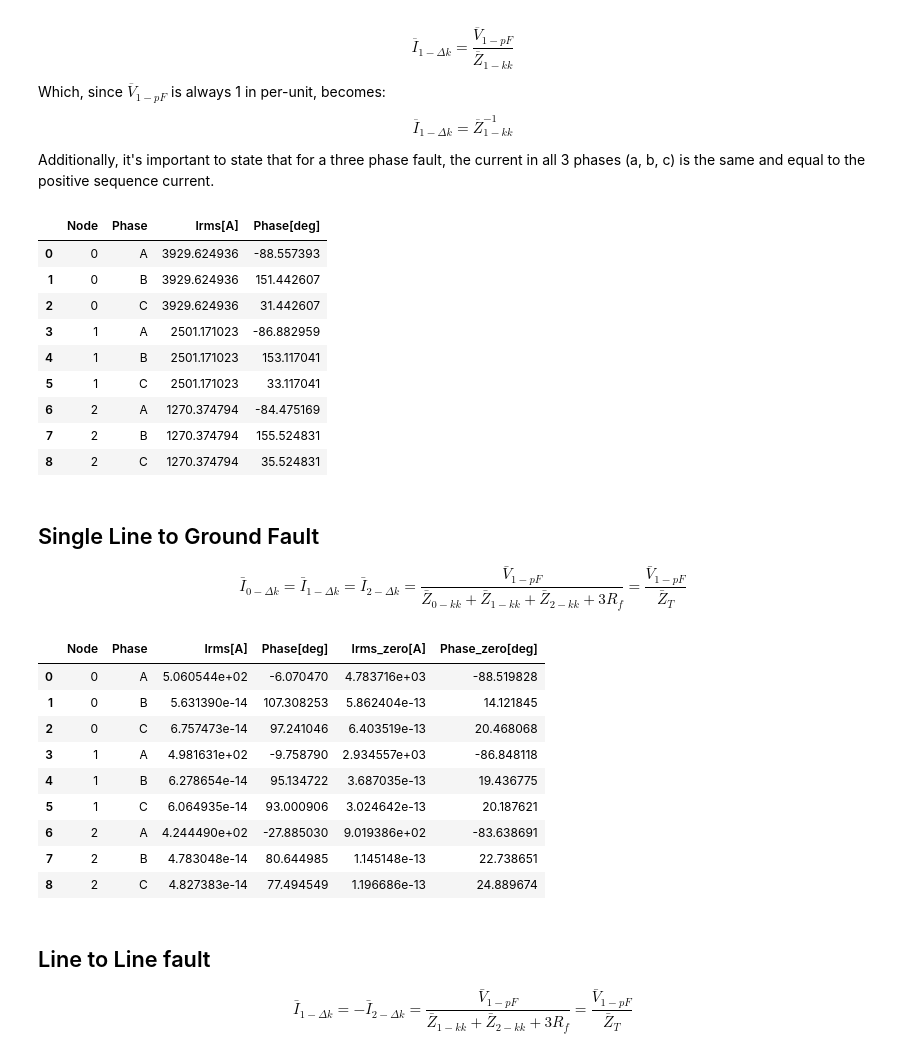
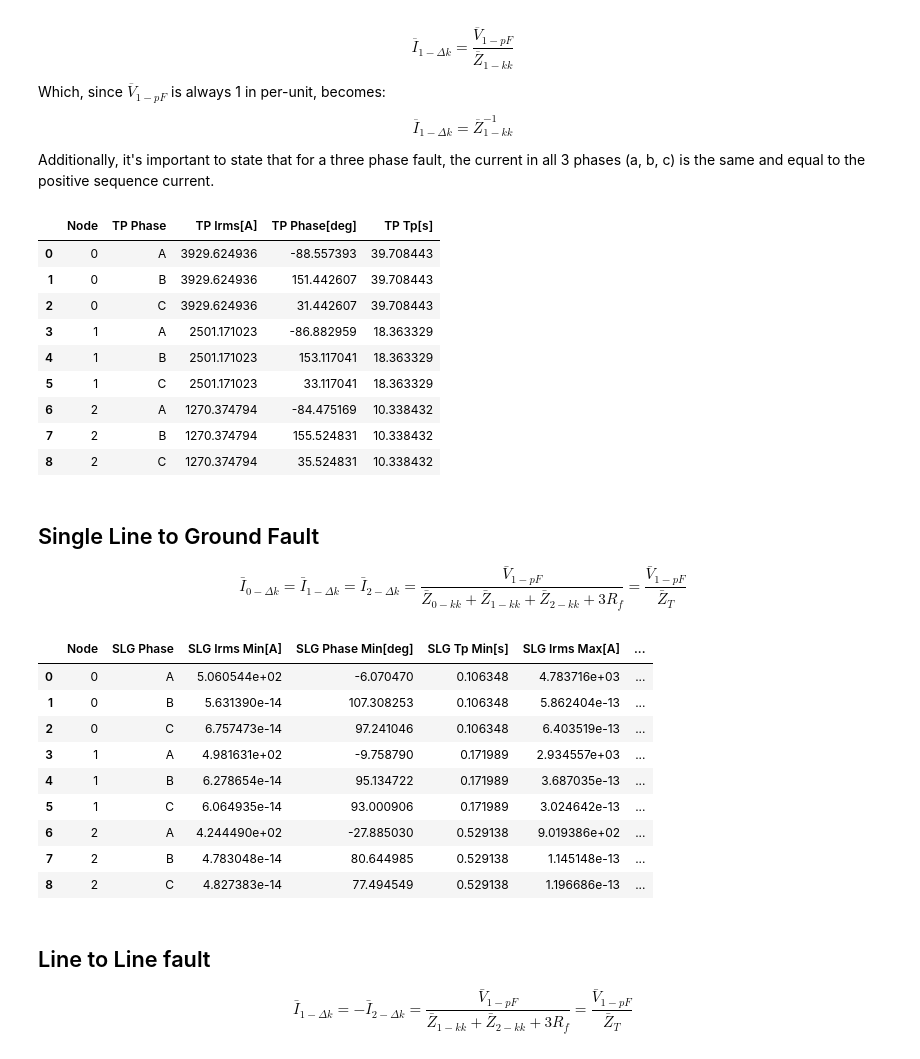
Before and after one commit to e4m8ch/IST_PSE, a Jupyter notebook: main.ipynb, the cells around one changed output. Drawn from its saved outputs; the diff is of its cells as text; code cells hidden in the pictures.

Commit message:
Final Table 1

```diff
--- a/main.ipynb
+++ b/main.ipynb
@@ -265,6 +265,7 @@ Additionally, it's important to state that for a three phase fault, the current
 Zkk_TP = np.diag(Z1)              # self-impedances
 If_pu_TP = 1 / Zkk_TP              # fault currents in pu
 
+Tp_TP = np.where(Zkk_TP.real != 0, Zkk_TP.imag / Zkk_TP.real, np.nan)
 
 I_base = dfs["Nodes"]["Base Current [pu]"].values
 
@@ -276,7 +277,6 @@ I_abc_pu = (A @ I_seq) / 3
 # Convert to Amperes
 I_abc_A = I_abc_pu * I_base
 
-
 # Compute RMS and phase angle
 I_abc_rms = np.abs(I_abc_A) / np.sqrt(2)
 
@@ -286,81 +286,90 @@ I_abc_angle = np.angle(I_abc_A, deg=True)
 n_nodes = I_abc_A.shape[1]
 df_TP = pd.DataFrame({
     "Node": np.repeat(np.arange(n_nodes), 3),
-    "Phase": np.tile(["A", "B", "C"], n_nodes),
-    "Irms[A]": I_abc_rms.T.flatten(),
-    "Phase[deg]": I_abc_angle.T.flatten(),
+    "TP Phase": np.tile(["A", "B", "C"], n_nodes),
+    "TP Irms[A]": I_abc_rms.T.flatten(),
+    "TP Phase[deg]": I_abc_angle.T.flatten(),
+    "TP Tp[s]": np.repeat(Tp_TP, 3)
 })
 
 df_TP.head(9)
 # %% [output]
-|  | Node | Phase | Irms[A] | Phase[deg] |
-| 0 | 0 | A | 3929.624936 | -88.557393 |
-| 1 | 0 | B | 3929.624936 | 151.442607 |
-| 2 | 0 | C | 3929.624936 | 31.442607 |
-| 3 | 1 | A | 2501.171023 | -86.882959 |
-| 4 | 1 | B | 2501.171023 | 153.117041 |
-| 5 | 1 | C | 2501.171023 | 33.117041 |
-| 6 | 2 | A | 1270.374794 | -84.475169 |
-| 7 | 2 | B | 1270.374794 | 155.524831 |
-| 8 | 2 | C | 1270.374794 | 35.524831 |
+|  | Node | TP Phase | TP Irms[A] | TP Phase[deg] | TP Tp[s] |
+| 0 | 0 | A | 3929.624936 | -88.557393 | 39.708443 |
+| 1 | 0 | B | 3929.624936 | 151.442607 | 39.708443 |
+| 2 | 0 | C | 3929.624936 | 31.442607 | 39.708443 |
+| 3 | 1 | A | 2501.171023 | -86.882959 | 18.363329 |
+| 4 | 1 | B | 2501.171023 | 153.117041 | 18.363329 |
+| 5 | 1 | C | 2501.171023 | 33.117041 | 18.363329 |
+| 6 | 2 | A | 1270.374794 | -84.475169 | 10.338432 |
+| 7 | 2 | B | 1270.374794 | 155.524831 | 10.338432 |
+| 8 | 2 | C | 1270.374794 | 35.524831 | 10.338432 |
 # %% [markdown]
 ## Single Line to Ground Fault
 
 $$\bar{I}_{0-\Delta k} = \bar{I}_{1-\Delta k} = \bar{I}_{2-\Delta k} = \frac{\bar{V}_{1-pF}}{\bar{Z}_{0-kk} + \bar{Z}_{1-kk} + \bar{Z}_{2-kk} + 3R_f} = \frac{\bar{V}_{1-pF}}{\bar{Z}_T}$$
 # %%
-# Fault current with Zf_max_pu
 ZT_SLG = np.diag(Z1) + np.diag(Z1) + np.diag(Z0) + 3*Zf_max_pu
-If_pu_SLG = 1.0 / ZT_SLG  # pu assuming V_prefault = 1 pu
+ZT_SLG = np.asarray(ZT_SLG)  # make sure it's a NumPy array
+
+If_pu_SLG = 1.0 / ZT_SLG
+Tp_SLG = np.where(ZT_SLG.real != 0, ZT_SLG.imag / ZT_SLG.real, np.nan)
 
 # Fault current with zero fault impedance (bolted fault)
-ZT_SLG_zero = np.diag(Z1) + np.diag(Z1) + np.diag(Z0)  # remove fault impedance
-If_pu_SLG_zero = 1.0 / ZT_SLG_zero  # pu
+ZT_SLG_zero = np.diag(Z1) + np.diag(Z1) + np.diag(Z0)
+ZT_SLG_zero = np.asarray(ZT_SLG_zero)
+
+If_pu_SLG_zero = 1.0 / ZT_SLG_zero
+Tp_SLG_zero = np.where(ZT_SLG_zero.real != 0, ZT_SLG_zero.imag / ZT_SLG_zero.real, np.nan)
+
 
 # Base currents
 I_base = dfs["Nodes"]["Base Current [pu]"].values  # A
 
 # Stack I0, I1, I2 for each node
 I_seq = np.vstack([If_pu_SLG, If_pu_SLG, If_pu_SLG])         # SLG with Zf
 I_seq_zero = np.vstack([If_pu_SLG_zero, If_pu_SLG_zero, If_pu_SLG_zero])  # bolted fault
 
 # Phase currents in pu
 I_abc_pu = (A @ I_seq) / 3
 I_abc_pu_zero = (A @ I_seq_zero) / 3
 
 # Convert to Amperes
 I_abc_A = I_abc_pu * I_base
 I_abc_A_zero = I_abc_pu_zero * I_base
 
 # Compute RMS and phase angle
 I_abc_rms = np.abs(I_abc_A) / np.sqrt(2)
 I_abc_rms_zero = np.abs(I_abc_A_zero) / np.sqrt(2)
 
 I_abc_angle = np.angle(I_abc_A, deg=True)
 I_abc_angle_zero = np.angle(I_abc_A_zero, deg=True)
 
 # Build DataFrame
 n_nodes = I_abc_A.shape[1]
 df_SLG = pd.DataFrame({
     "Node": np.repeat(np.arange(n_nodes), 3),
-    "Phase": np.tile(["A", "B", "C"], n_nodes),
-    "Irms[A]": I_abc_rms.T.flatten(),
-    "Phase[deg]": I_abc_angle.T.flatten(),
-    "Irms_zero[A]": I_abc_rms_zero.T.flatten(),
-    "Phase_zero[deg]": I_abc_angle_zero.T.flatten()
+    "SLG Phase": np.tile(["A", "B", "C"], n_nodes),
+    "SLG Irms Min[A]": I_abc_rms.T.flatten(),
+    "SLG Phase Min[deg]": I_abc_angle.T.flatten(),
+    "SLG Tp Min[s]": np.repeat(Tp_SLG, 3),
+    "SLG Irms Max[A]": I_abc_rms_zero.T.flatten(),
+    "SLG Phase Max[deg]": I_abc_angle_zero.T.flatten(),
+    "SLG Tp Max[s]": np.repeat(Tp_SLG_zero, 3)
 })
 
 df_SLG.head(9)
 # %% [output]
-|  | Node | Phase | Irms[A] | Phase[deg] | Irms_zero[A] | Phase_zero[deg] |
-| 0 | 0 | A | 5.060544e+02 | -6.070470 | 4.783716e+03 | -88.519828 |
-| 1 | 0 | B | 5.631390e-14 | 107.308253 | 5.862404e-13 | 14.121845 |
-| 2 | 0 | C | 6.757473e-14 | 97.241046 | 6.403519e-13 | 20.468068 |
-| 3 | 1 | A | 4.981631e+02 | -9.758790 | 2.934557e+03 | -86.848118 |
-| 4 | 1 | B | 6.278654e-14 | 95.134722 | 3.687035e-13 | 19.436775 |
-| 5 | 1 | C | 6.064935e-14 | 93.000906 | 3.024642e-13 | 20.187621 |
-| 6 | 2 | A | 4.244490e+02 | -27.885030 | 9.019386e+02 | -83.638691 |
-| 7 | 2 | B | 4.783048e-14 | 80.644985 | 1.145148e-13 | 22.738651 |
-| 8 | 2 | C | 4.827383e-14 | 77.494549 | 1.196686e-13 | 24.889674 |
+|  | Node | SLG Phase | SLG Irms Min[A] | SLG Phase Min[deg] | SLG Tp Min[s] | SLG Irms Max[A] | ... |
+| 0 | 0 | A | 5.060544e+02 | -6.070470 | 0.106348 | 4.783716e+03 | ... |
+| 1 | 0 | B | 5.631390e-14 | 107.308253 | 0.106348 | 5.862404e-13 | ... |
+| 2 | 0 | C | 6.757473e-14 | 97.241046 | 0.106348 | 6.403519e-13 | ... |
+| 3 | 1 | A | 4.981631e+02 | -9.758790 | 0.171989 | 2.934557e+03 | ... |
+| 4 | 1 | B | 6.278654e-14 | 95.134722 | 0.171989 | 3.687035e-13 | ... |
+| 5 | 1 | C | 6.064935e-14 | 93.000906 | 0.171989 | 3.024642e-13 | ... |
+| 6 | 2 | A | 4.244490e+02 | -27.885030 | 0.529138 | 9.019386e+02 | ... |
+| 7 | 2 | B | 4.783048e-14 | 80.644985 | 0.529138 | 1.145148e-13 | ... |
+| 8 | 2 | C | 4.827383e-14 | 77.494549 | 0.529138 | 1.196686e-13 | ... |
 # %% [markdown]
 ## Line to Line fault
 
```
Also changed, not shown: parts of 3 cells of this notebook.
